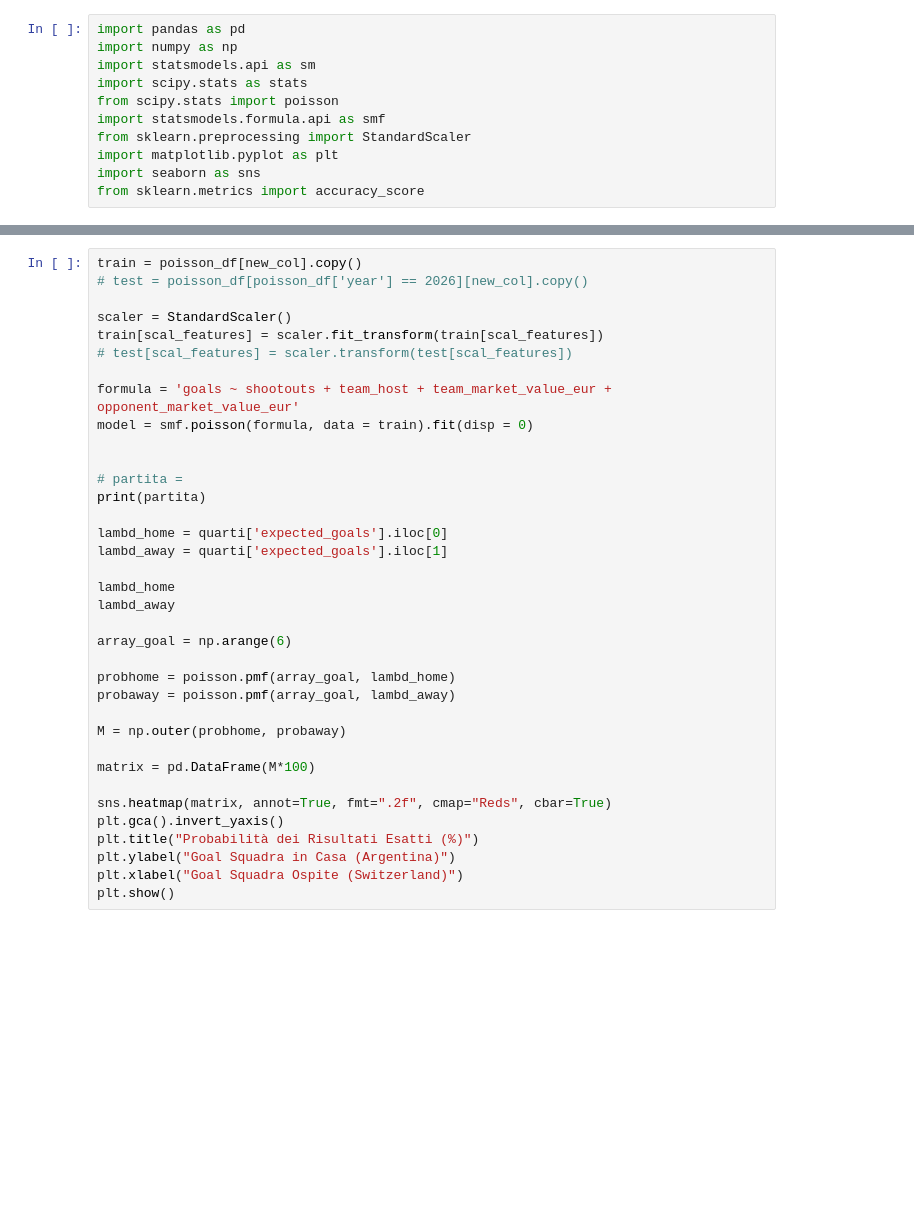
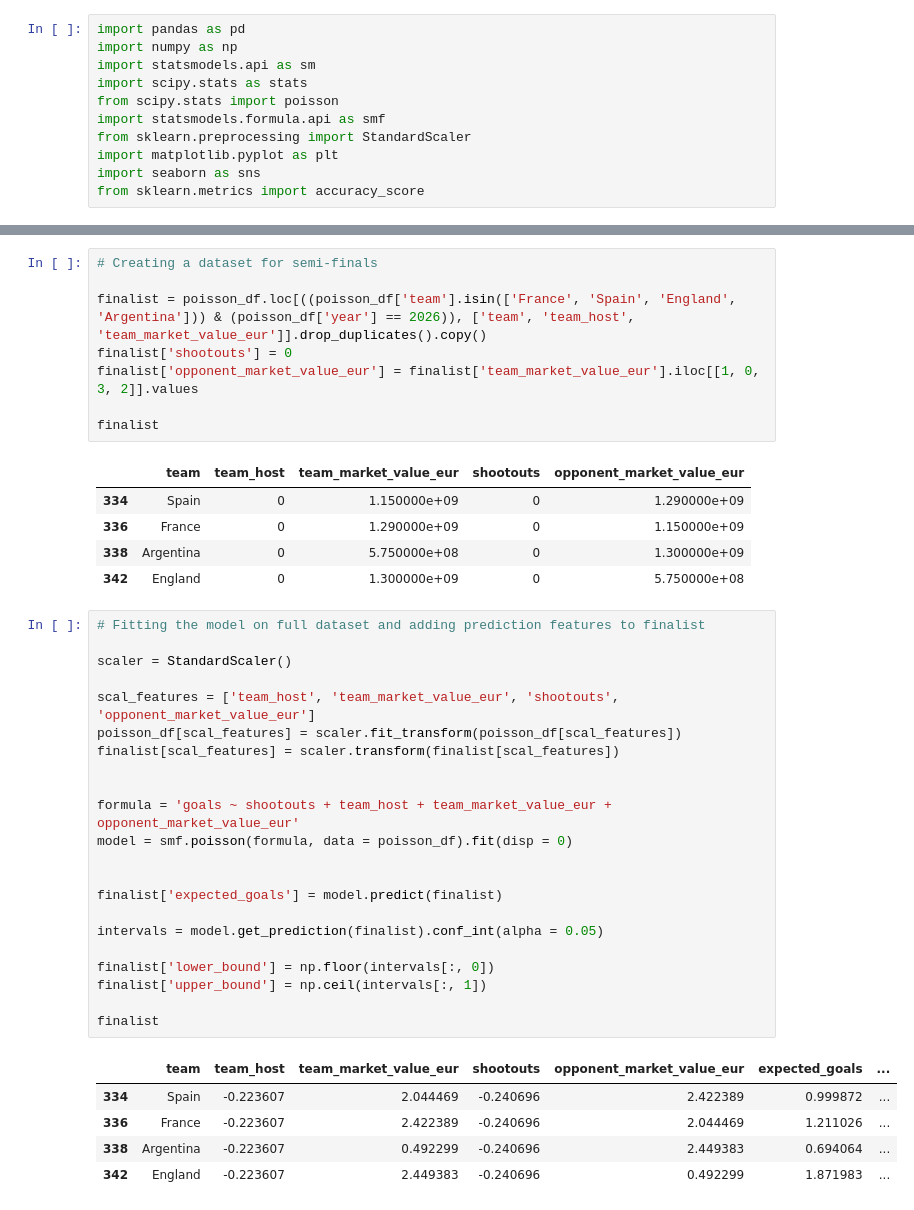
Before and after one commit to michele-55/world_cup_project, a Jupyter notebook: World_cup_Poisson.ipynb, the cells around one changed output, grey strips where cells are left out. Saved outputs shown, nothing was run; the diff lists cells and outputs as text; blank space fills up the shorter version.

Commit message:
Update poisson model
Made predictions for semi-finals and added few features

```diff
--- a/World_cup_Poisson.ipynb
+++ b/World_cup_Poisson.ipynb
@@ -242,36 +249,42 @@ Confidence intervals accuracy: 48.48%
 # %%
-train = poisson_df[new_col].copy()
-# test = poisson_df[poisson_df['year'] == 2026][new_col].copy()
+# Creating a dataset for semi-finals
 
-scaler = StandardScaler()
-train[scal_features] = scaler.fit_transform(train[scal_features])
-# test[scal_features] = scaler.transform(test[scal_features])
+finalist = poisson_df.loc[((poisson_df['team'].isin(['France', 'Spain', 'England', 'Argentina'])) & (poisson_df['year'] == 2026)), ['team', 'team_host', 'team_market_value_eur']].drop_duplicates().copy()
+finalist['shootouts'] = 0
+finalist['opponent_market_value_eur'] = finalist['team_market_value_eur'].iloc[[1, 0, 3, 2]].values
 
-formula = 'goals ~ shootouts + team_host + team_market_value_eur + opponent_market_value_eur'
-model = smf.poisson(formula, data = train).fit(disp = 0)
-
-
-# partita =
-print(partita)
-
-lambd_home = quarti['expected_goals'].iloc[0]
-lambd_away = quarti['expected_goals'].iloc[1]
-
-lambd_home
-lambd_away
-
-array_goal = np.arange(6)
-
-probhome = poisson.pmf(array_goal, lambd_home)
-probaway = poisson.pmf(array_goal, lambd_away)
-
-M = np.outer(probhome, probaway)
-
-matrix = pd.DataFrame(M*100)
-
-sns.heatmap(matrix, annot=True, fmt=".2f", cmap="Reds", cbar=True)
-plt.gca().invert_yaxis()
-plt.title("Probabilità dei Risultati Esatti (%)")
-plt.ylabel("Goal Squadra in Casa (Argentina)")
-plt.xlabel("Goal Squadra Ospite (Switzerland)")
-plt.show()
+finalist
+# %% [output]
+|  | team | team_host | team_market_value_eur | shootouts | opponent_market_value_eur |
+| 334 | Spain | 0 | 1.150000e+09 | 0 | 1.290000e+09 |
+| 336 | France | 0 | 1.290000e+09 | 0 | 1.150000e+09 |
+| 338 | Argentina | 0 | 5.750000e+08 | 0 | 1.300000e+09 |
+| 342 | England | 0 | 1.300000e+09 | 0 | 5.750000e+08 |
+# %%
+# Fitting the model on full dataset and adding prediction features to finalist
+
+scaler = StandardScaler()
+
+scal_features = ['team_host', 'team_market_value_eur', 'shootouts', 'opponent_market_value_eur']
+poisson_df[scal_features] = scaler.fit_transform(poisson_df[scal_features])
+finalist[scal_features] = scaler.transform(finalist[scal_features])
+
+
+formula = 'goals ~ shootouts + team_host + team_market_value_eur + opponent_market_value_eur'
+model = smf.poisson(formula, data = poisson_df).fit(disp = 0)
+
+
+finalist['expected_goals'] = model.predict(finalist)
+
+intervals = model.get_prediction(finalist).conf_int(alpha = 0.05)
+
+finalist['lower_bound'] = np.floor(intervals[:, 0])
+finalist['upper_bound'] = np.ceil(intervals[:, 1])
+
+finalist
+# %% [output]
+|  | team | team_host | team_market_value_eur | shootouts | opponent_market_value_eur | expected_goals | ... |
+| 334 | Spain | -0.223607 | 2.044469 | -0.240696 | 2.422389 | 0.999872 | ... |
+| 336 | France | -0.223607 | 2.422389 | -0.240696 | 2.044469 | 1.211026 | ... |
+| 338 | Argentina | -0.223607 | 0.492299 | -0.240696 | 2.449383 | 0.694064 | ... |
+| 342 | England | -0.223607 | 2.449383 | -0.240696 | 0.492299 | 1.871983 | ... |
```
Also changed, not shown: parts of 4 cells of this notebook.
